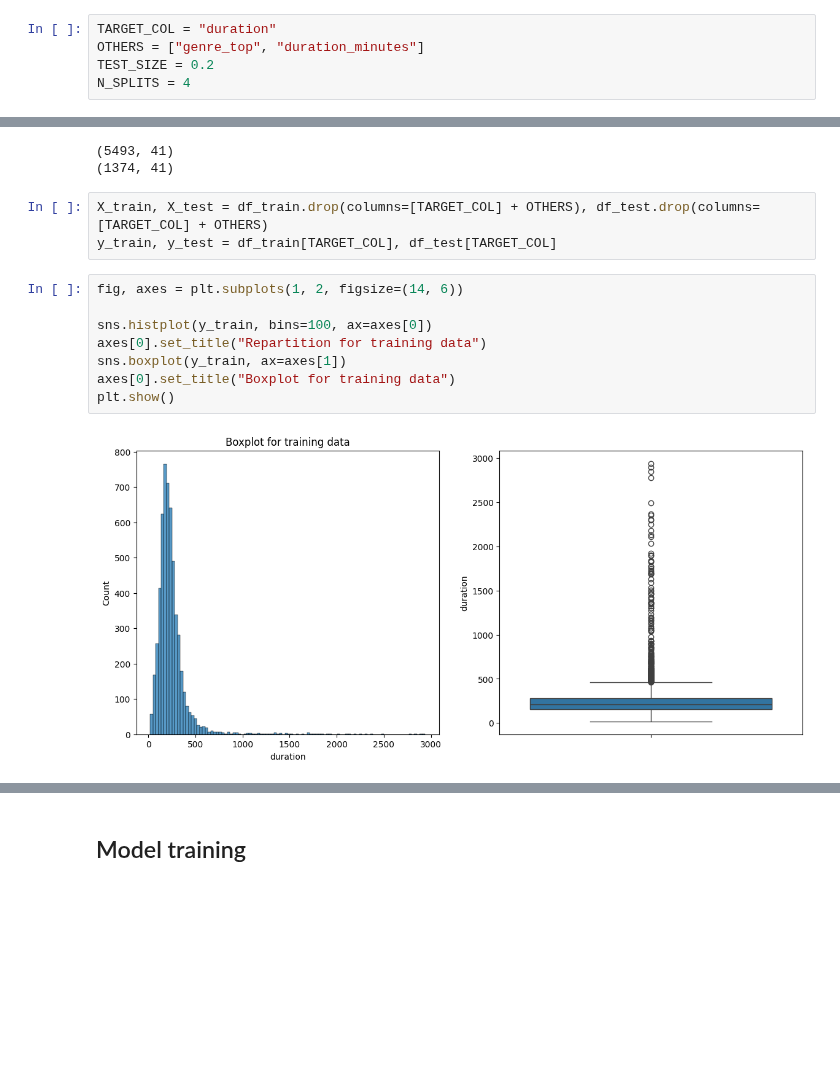
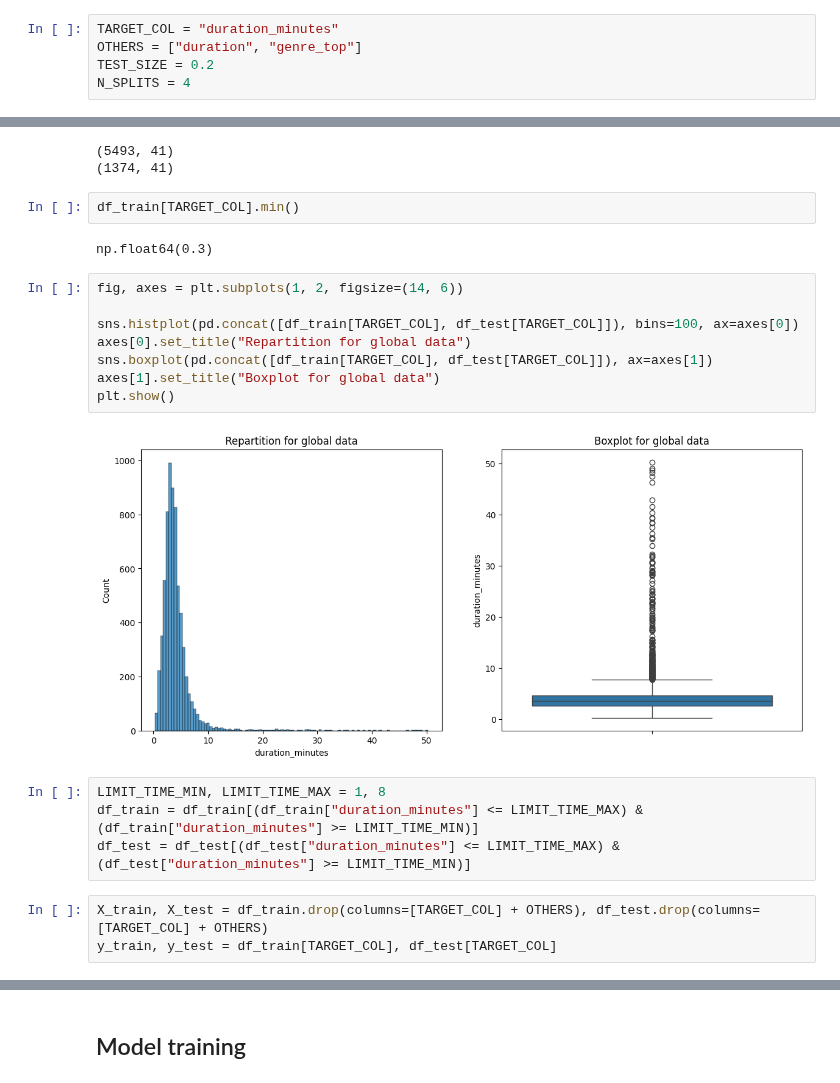
Before and after one commit to alecacerestel/Supervised_Challenge, a Jupyter notebook: notebooks/4_Duration.ipynb, the cells around one changed output, grey strips where cells are left out. Cells and saved outputs as stored; diff of their text form; blank space fills up the shorter version.

```diff
--- a/notebooks/4_Duration.ipynb
+++ b/notebooks/4_Duration.ipynb
@@ -13,8 +13,8 @@ from xgboost import XGBRegressor
 
 from sklearn.metrics import root_mean_squared_error, mean_squared_error, r2_score
 # %%
-TARGET_COL = "duration"
-OTHERS = ["genre_top", "duration_minutes"]
+TARGET_COL = "duration_minutes"
+OTHERS = ["duration", "genre_top"]
 TEST_SIZE = 0.2
 N_SPLITS = 4
 # %% [markdown]
@@ -39,19 +39,27 @@ print(df_test.shape)
 # %% [output]
 (5493, 41)
 (1374, 41)
-# %%
-X_train, X_test = df_train.drop(columns=[TARGET_COL] + OTHERS), df_test.drop(columns=[TARGET_COL] + OTHERS)
-y_train, y_test = df_train[TARGET_COL], df_test[TARGET_COL]
+# %%
+df_train[TARGET_COL].min()
+# %% [output]
+np.float64(0.3)
 # %%
 fig, axes = plt.subplots(1, 2, figsize=(14, 6))
 
-sns.histplot(y_train, bins=100, ax=axes[0])
-axes[0].set_title("Repartition for training data")
-sns.boxplot(y_train, ax=axes[1])
-axes[0].set_title("Boxplot for training data")
+sns.histplot(pd.concat([df_train[TARGET_COL], df_test[TARGET_COL]]), bins=100, ax=axes[0])
+axes[0].set_title("Repartition for global data")
+sns.boxplot(pd.concat([df_train[TARGET_COL], df_test[TARGET_COL]]), ax=axes[1])
+axes[1].set_title("Boxplot for global data")
 plt.show()
 # %% [output]
-[figure, old version]
+[figure, new version]
+# %%
+LIMIT_TIME_MIN, LIMIT_TIME_MAX = 1, 8
+df_train = df_train[(df_train["duration_minutes"] <= LIMIT_TIME_MAX) & (df_train["duration_minutes"] >= LIMIT_TIME_MIN)]
+df_test = df_test[(df_test["duration_minutes"] <= LIMIT_TIME_MAX) & (df_test["duration_minutes"] >= LIMIT_TIME_MIN)]
+# %%
+X_train, X_test = df_train.drop(columns=[TARGET_COL] + OTHERS), df_test.drop(columns=[TARGET_COL] + OTHERS)
+y_train, y_test = df_train[TARGET_COL], df_test[TARGET_COL]
 # %%
 y_train_transformed = [np.log1p(value) for value in y_train]
 y_test_transformed = [np.log1p(value) for value in y_test]
```
Also changed, not shown: parts of 8 cells of this notebook.
